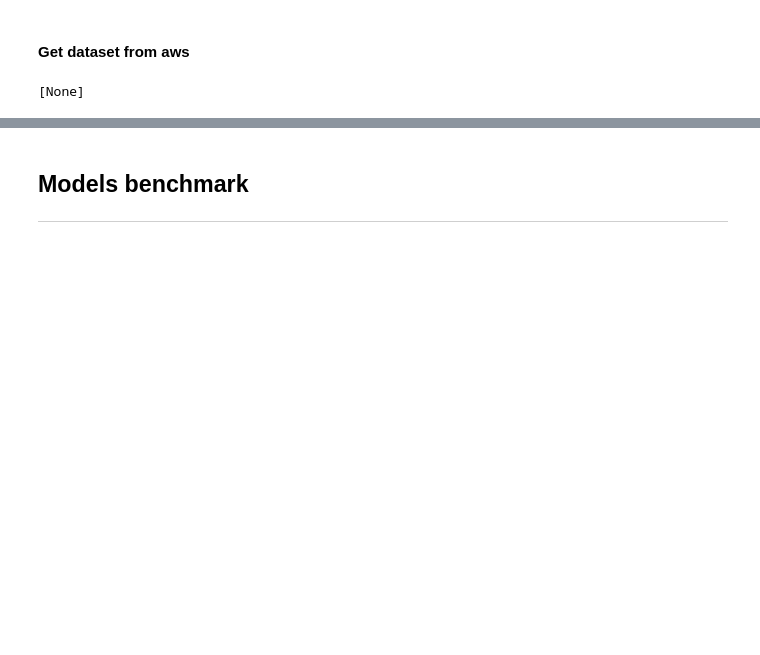
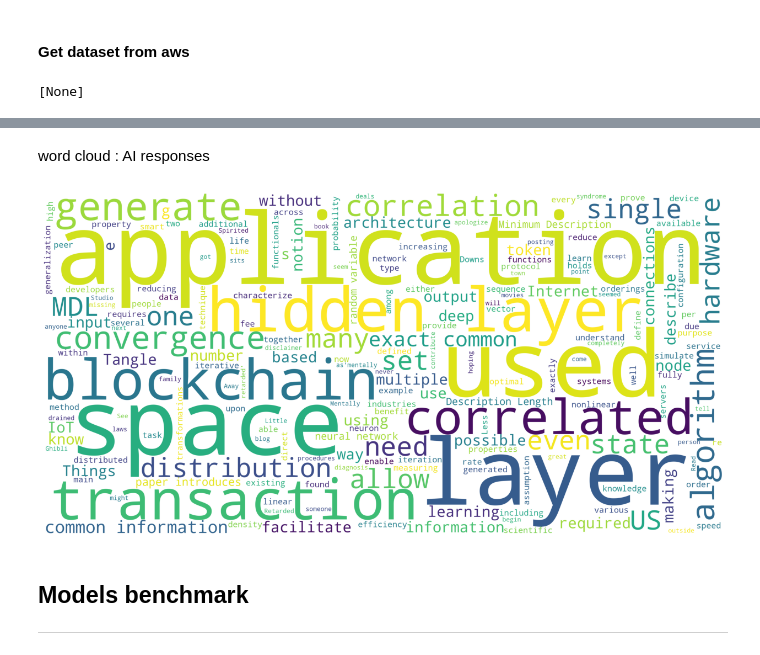
Before and after one commit to DjDonPablo/IA-DATA-HACK, a Jupyter notebook: final_notebook.ipynb, the cells around one changed output, grey strips where cells are left out. Drawn from its saved outputs; the diff is of its cells as text; code cells hidden in the pictures; blank space fills up the shorter version.

```diff
--- a/final_notebook.ipynb
+++ b/final_notebook.ipynb
@@ -94,3 +107,16 @@ plt.show()
+# %% [markdown]
+word cloud : AI responses
+# %%
+stopwords = set(STOPWORDS)
+human = df[df['label'] == False]
+action_text = human['text'].values
+wordcloud = WordCloud(stopwords=stopwords, background_color='white', height=2000, width=4000).generate(str(action_text))
+plt.figure(figsize=(16,8))
+plt.imshow(wordcloud)
+plt.axis('off')
+plt.show()
+# %% [output]
+[figure, added]
 # %% [markdown]
 ## Models benchmark
 ---
```
Also changed, not shown: parts of 7 cells of this notebook.
